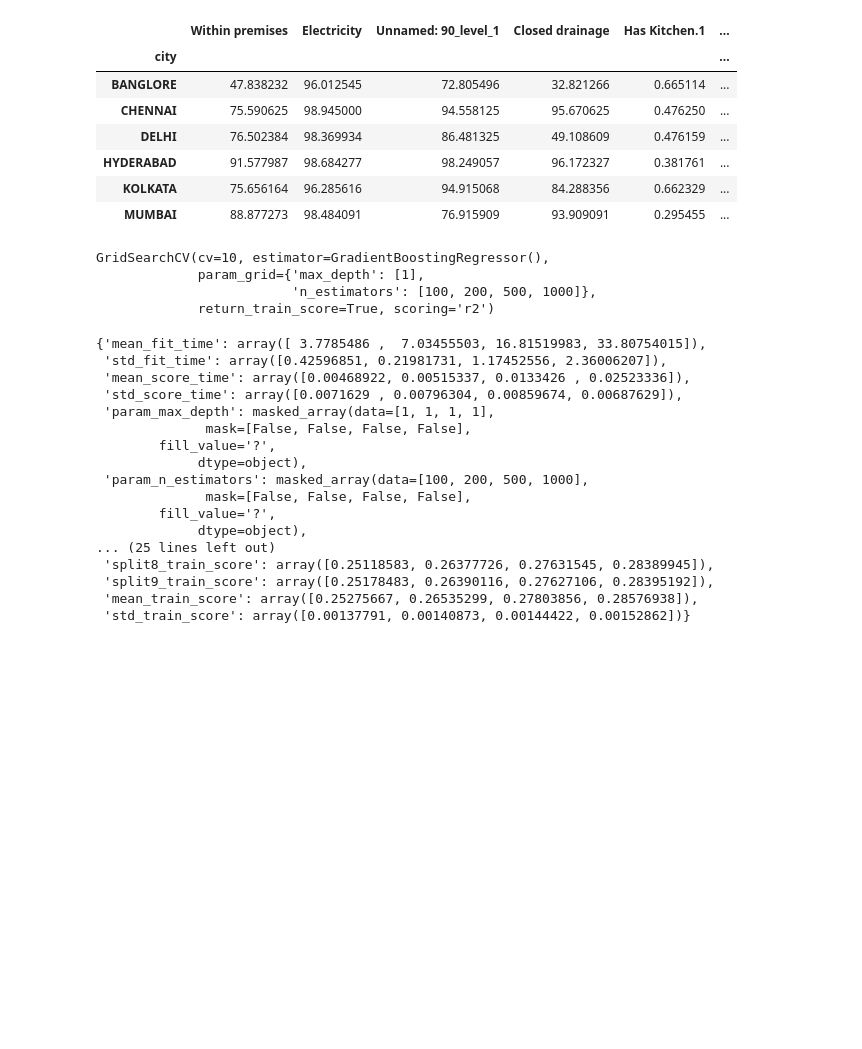
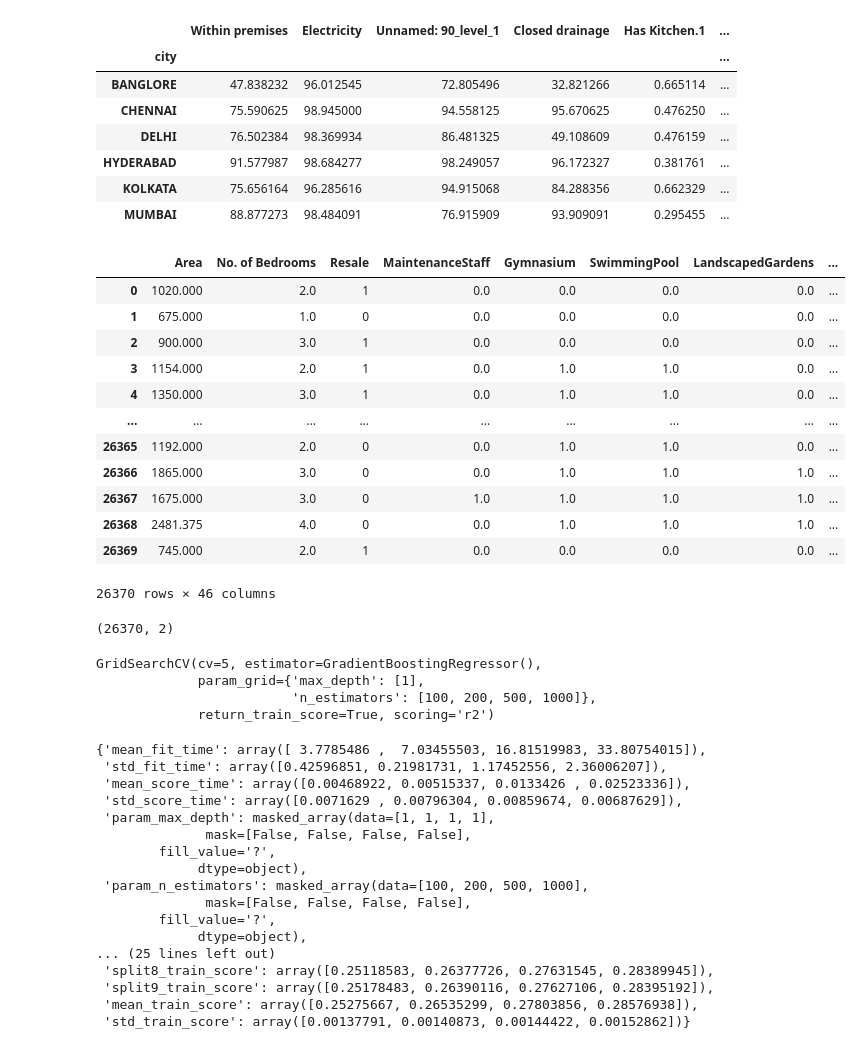
Before and after one commit to aamir09/DS2Project, a Jupyter notebook: eda.ipynb, the cells around one changed output. Saved outputs shown, nothing was run; the diff lists cells and outputs as text; code cells hidden in the pictures; blank space fills up the shorter version.

Commit message:
Models Trained And Saved

```diff
--- a/eda.ipynb
+++ b/eda.ipynb
@@ -401,10 +402,34 @@ from sklearn.model_selection import GridSearchCV
 from sklearn.neighbors import KNeighborsRegressor
 # %%
 train=pd.read_csv('train.csv')
-X_train=train.drop('Price',axis=1).values
+X_train=train.drop(['Price','Unnamed: 0'],axis=1)
 y_train=train['Price'].values
 
 
 test=pd.read_csv('test.csv')
-X_test=test.drop('Price',axis=1).values
+X_test=test.drop(['Price','Unnamed: 0'],axis=1)
 y_test=test['Price'].values
+# %%
+X_train
+# %% [output]
+|  | Area | No. of Bedrooms | Resale | MaintenanceStaff | Gymnasium | SwimmingPool | LandscapedGardens | ... |
+| 0 | 1020.000 | 2.0 | 1 | 0.0 | 0.0 | 0.0 | 0.0 | ... |
+| 1 | 675.000 | 1.0 | 0 | 0.0 | 0.0 | 0.0 | 0.0 | ... |
+| 2 | 900.000 | 3.0 | 1 | 0.0 | 0.0 | 0.0 | 0.0 | ... |
+| 3 | 1154.000 | 2.0 | 1 | 0.0 | 1.0 | 1.0 | 0.0 | ... |
+| 4 | 1350.000 | 3.0 | 1 | 0.0 | 1.0 | 1.0 | 0.0 | ... |
+| ... | ... | ... | ... | ... | ... | ... | ... | ... |
+| 26365 | 1192.000 | 2.0 | 0 | 0.0 | 1.0 | 1.0 | 0.0 | ... |
+| 26366 | 1865.000 | 3.0 | 0 | 0.0 | 1.0 | 1.0 | 1.0 | ... |
+| 26367 | 1675.000 | 3.0 | 0 | 1.0 | 1.0 | 1.0 | 1.0 | ... |
+| 26368 | 2481.375 | 4.0 | 0 | 0.0 | 1.0 | 1.0 | 1.0 | ... |
+| 26369 | 745.000 | 2.0 | 1 | 0.0 | 0.0 | 0.0 | 0.0 | ... |
+26370 rows × 46 columns
+# %%
+s=StandardScaler()
+scaled=s.fit_transform(X_train[['Area','HQLI']])
+print(scaled.shape)
+X_train['Area']=scaled[:,0]
+X_train['HQLI']=scaled[:,1]
+# %% [output]
+(26370, 2)
@@ -411,10 +440,10 @@ y_test=test['Price'].values
 # %%
 boosted=GradientBoostingRegressor()
 
-search=GridSearchCV(estimator=boosted,param_grid={'max_depth':[1],'n_estimators':[100,200,500,1000]},scoring='r2',cv=10,return_train_score=True)
+search=GridSearchCV(estimator=boosted,param_grid={'max_depth':[1],'n_estimators':[100,200,500,1000]},scoring='r2',cv=5,return_train_score=True)
 search.fit(X_train, y_train)
 # %% [output]
-GridSearchCV(cv=10, estimator=GradientBoostingRegressor(),
+GridSearchCV(cv=5, estimator=GradientBoostingRegressor(),
              param_grid={'max_depth': [1],
                          'n_estimators': [100, 200, 500, 1000]},
              return_train_score=True, scoring='r2')
```
Also changed, not shown: parts of 8 cells of this notebook, 25 other files.
